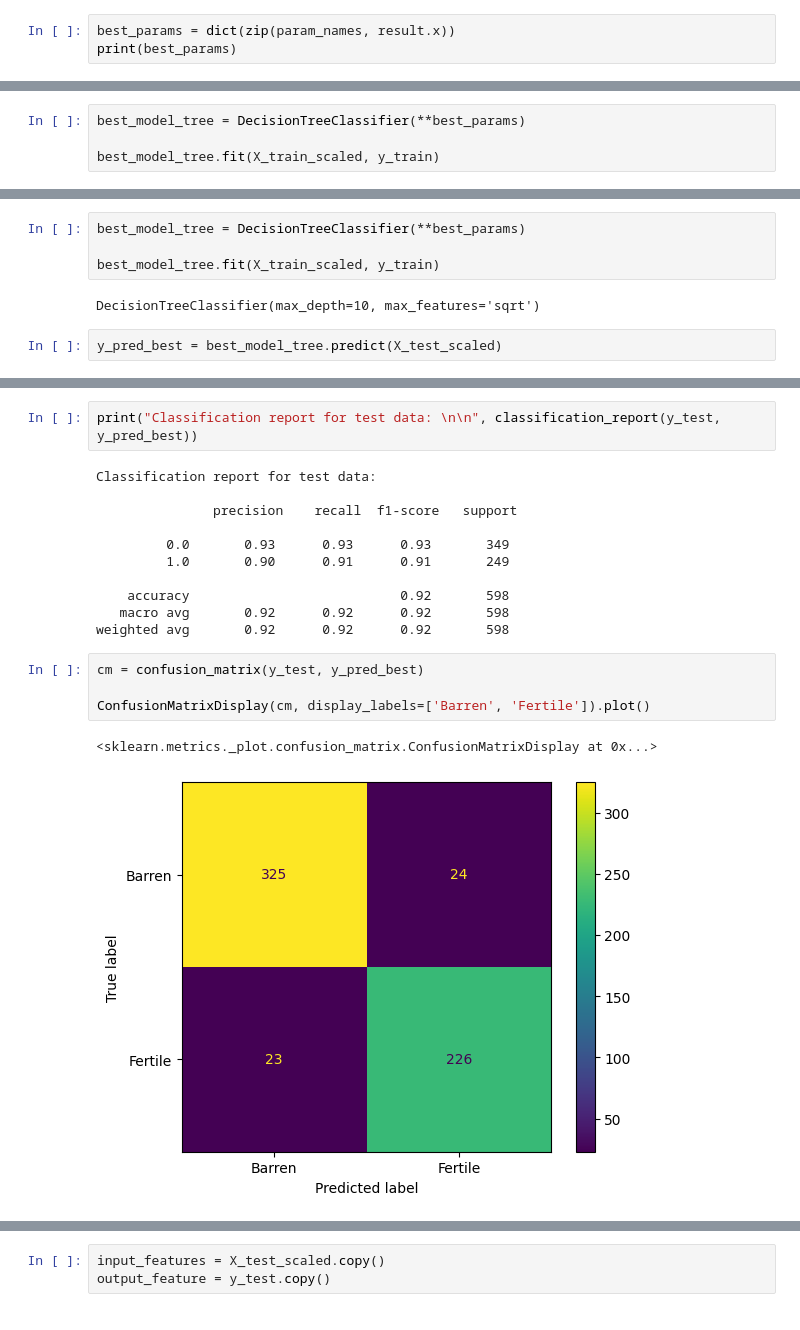
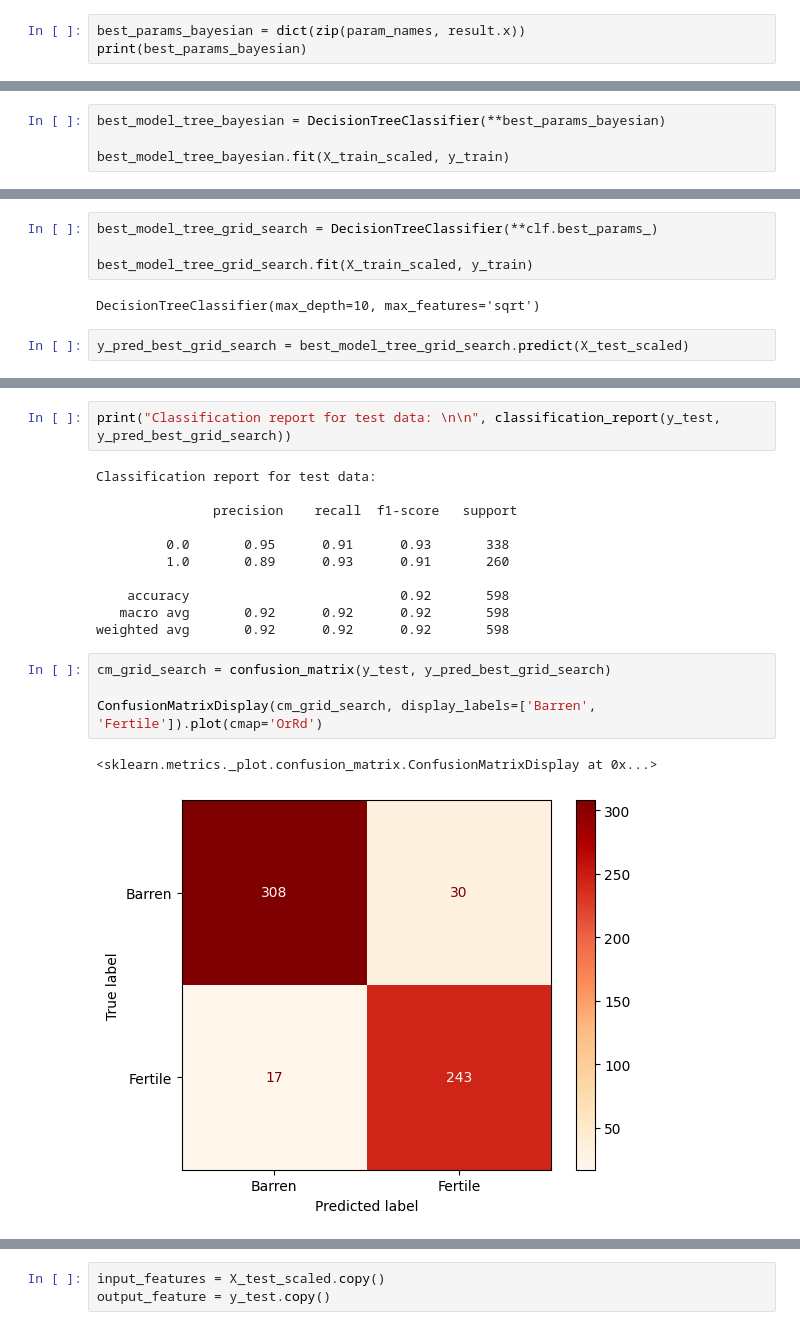
Before and after one commit to phaniram05/zircon-fertility-dsc, a Jupyter notebook: models/Decision Trees.ipynb, the cells around one changed output, grey strips where cells are left out. Saved outputs shown, nothing was run; the diff lists cells and outputs as text.

```diff
--- a/models/Decision Trees.ipynb
+++ b/models/Decision Trees.ipynb
@@ -189,4 +243,4 @@ Current minimum: -0.9029
 # %%
-best_params = dict(zip(param_names, result.x))
-print(best_params)
+best_params_bayesian = dict(zip(param_names, result.x))
+print(best_params_bayesian)
 # %% [output]
@@ -194,5 +248,5 @@ print(best_params)
 # %%
-best_model_tree = DecisionTreeClassifier(**best_params)
+best_model_tree_bayesian = DecisionTreeClassifier(**best_params_bayesian)
 
-best_model_tree.fit(X_train_scaled, y_train)
+best_model_tree_bayesian.fit(X_train_scaled, y_train)
 # %% [output]
@@ -270,9 +324,9 @@ clf.best_score_
 # %%
-best_model_tree = DecisionTreeClassifier(**best_params)
+best_model_tree_grid_search = DecisionTreeClassifier(**clf.best_params_)
 
-best_model_tree.fit(X_train_scaled, y_train)
+best_model_tree_grid_search.fit(X_train_scaled, y_train)
 # %% [output]
 DecisionTreeClassifier(max_depth=10, max_features='sqrt')
 # %%
-y_pred_best = best_model_tree.predict(X_test_scaled)
+y_pred_best_grid_search = best_model_tree_grid_search.predict(X_test_scaled)
 # %%
@@ -282,21 +336,21 @@ Accuracy of test data using Bayesian Optimization:  0.92
 # %%
-print("Classification report for test data: \n\n", classification_report(y_test, y_pred_best))
+print("Classification report for test data: \n\n", classification_report(y_test, y_pred_best_grid_search))
 # %% [output]
 Classification report for test data:
 
                precision    recall  f1-score   support
 
-         0.0       0.93      0.93      0.93       349
-         1.0       0.90      0.91      0.91       249
+         0.0       0.95      0.91      0.93       338
+         1.0       0.89      0.93      0.91       260
 
     accuracy                           0.92       598
    macro avg       0.92      0.92      0.92       598
 weighted avg       0.92      0.92      0.92       598
 # %%
-cm = confusion_matrix(y_test, y_pred_best)
+cm_grid_search = confusion_matrix(y_test, y_pred_best_grid_search)
 
-ConfusionMatrixDisplay(cm, display_labels=['Barren', 'Fertile']).plot()
+ConfusionMatrixDisplay(cm_grid_search, display_labels=['Barren', 'Fertile']).plot(cmap='OrRd')
 # %% [output]
 <sklearn.metrics._plot.confusion_matrix.ConfusionMatrixDisplay at 0x...>
-[figure, old version]
+[figure, new version]
 # %% [markdown]
```
Also changed, not shown: parts of 29 cells of this notebook, 33 other files.
